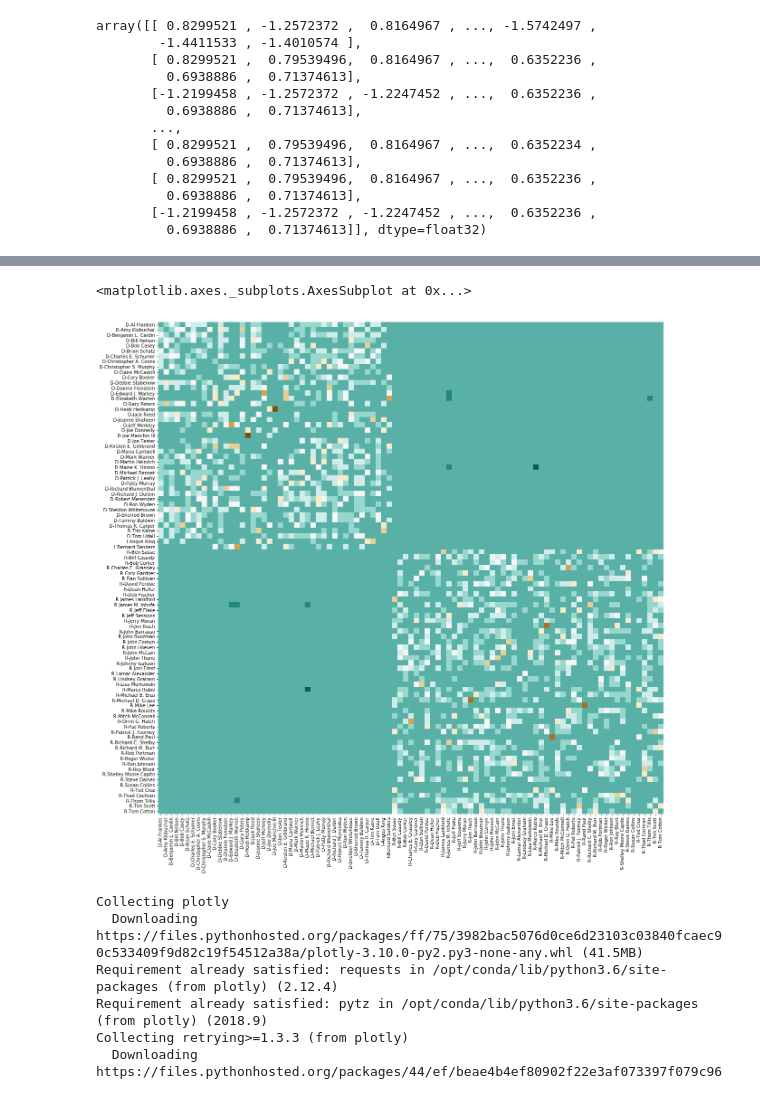
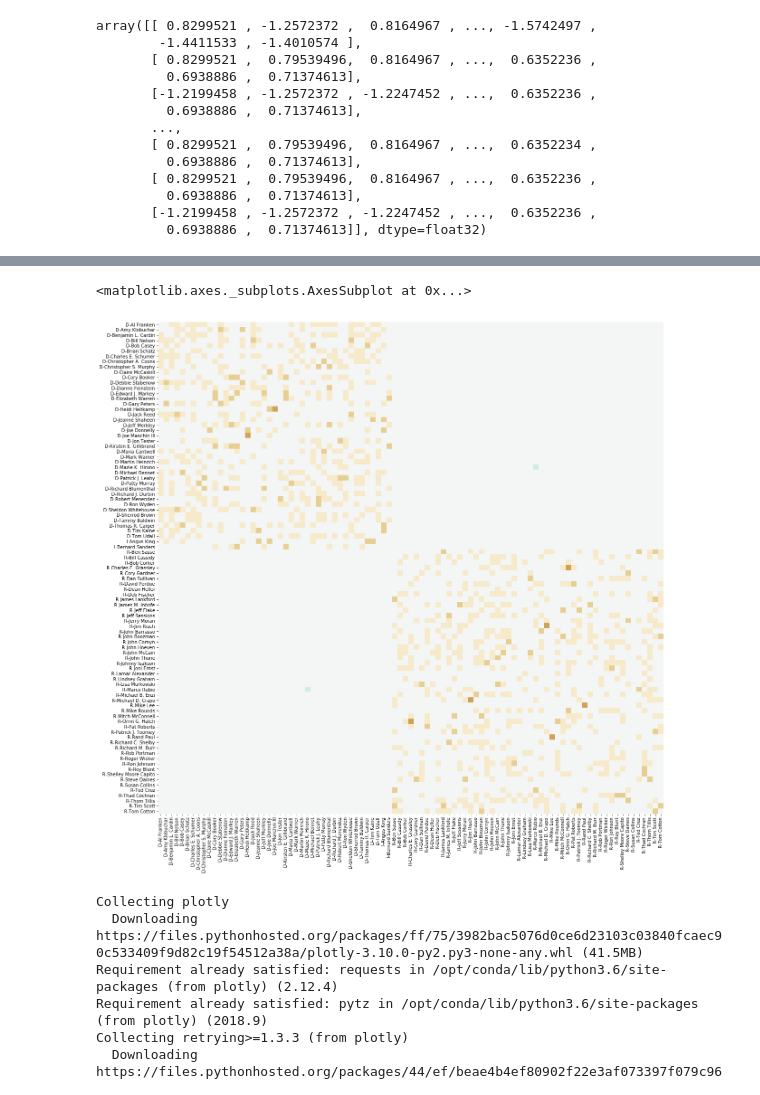
Before and after one commit to dchu1234/Spring2019, a Jupyter notebook: lecture-notes/16-Congressional-Voting-Data-Analysis.ipynb, the cells around one changed output, grey strips where cells are left out. Drawn from its saved outputs; the diff is of its cells as text; code cells hidden in the pictures.

```diff
--- a/lecture-notes/16-Congressional-Voting-Data-Analysis.ipynb
+++ b/lecture-notes/16-Congressional-Voting-Data-Analysis.ipynb
@@ -660,3 +660,4 @@ prec_ = model.precision_
 # %%
 preccopy = prec_.copy()
 np.fill_diagonal(preccopy, 0)
+dfprecision = pd.DataFrame(preccopy, index=hist.columns, columns=hist.columns)
@@ -669,9 +685,9 @@ df = pd.DataFrame(preccopy, index=hist.columns, columns=hist.columns)
 # %%
 plt.figure(figsize=(20,20))
-sns.heatmap(df, cmap=sns.color_palette("BrBG", 11), cbar=False)
+sns.heatmap(dfprecision, cmap=sns.color_palette("BrBG", 11), cbar=False, vmin=-0.5, vmax=0.5)
 # %% [output]
 <matplotlib.axes._subplots.AxesSubplot at 0x...>
-[figure, old version]
+[figure, new version]
 # %%
 !pip install plotly
 # %% [output]
```
Also changed, not shown: parts of 6 cells of this notebook.
